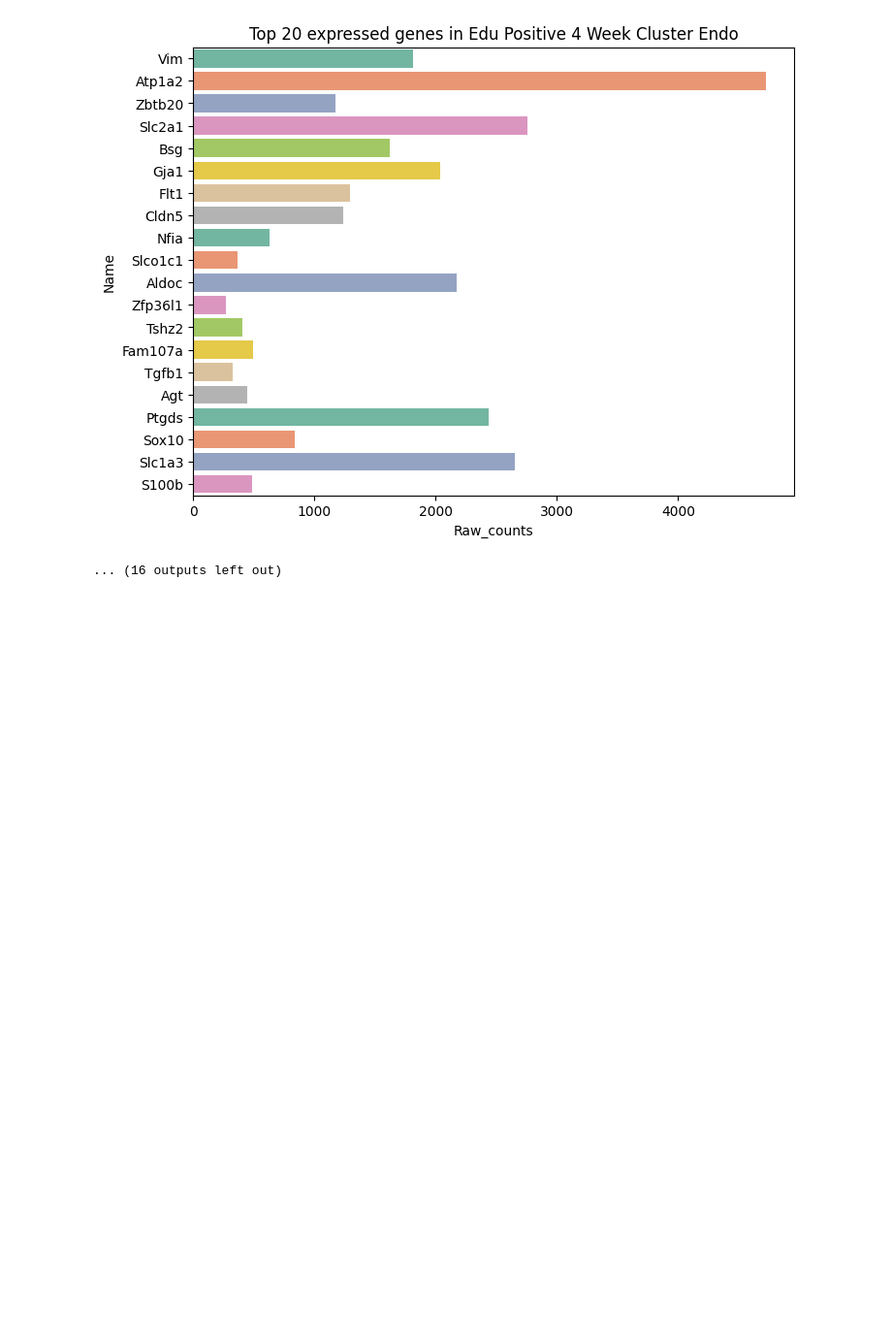
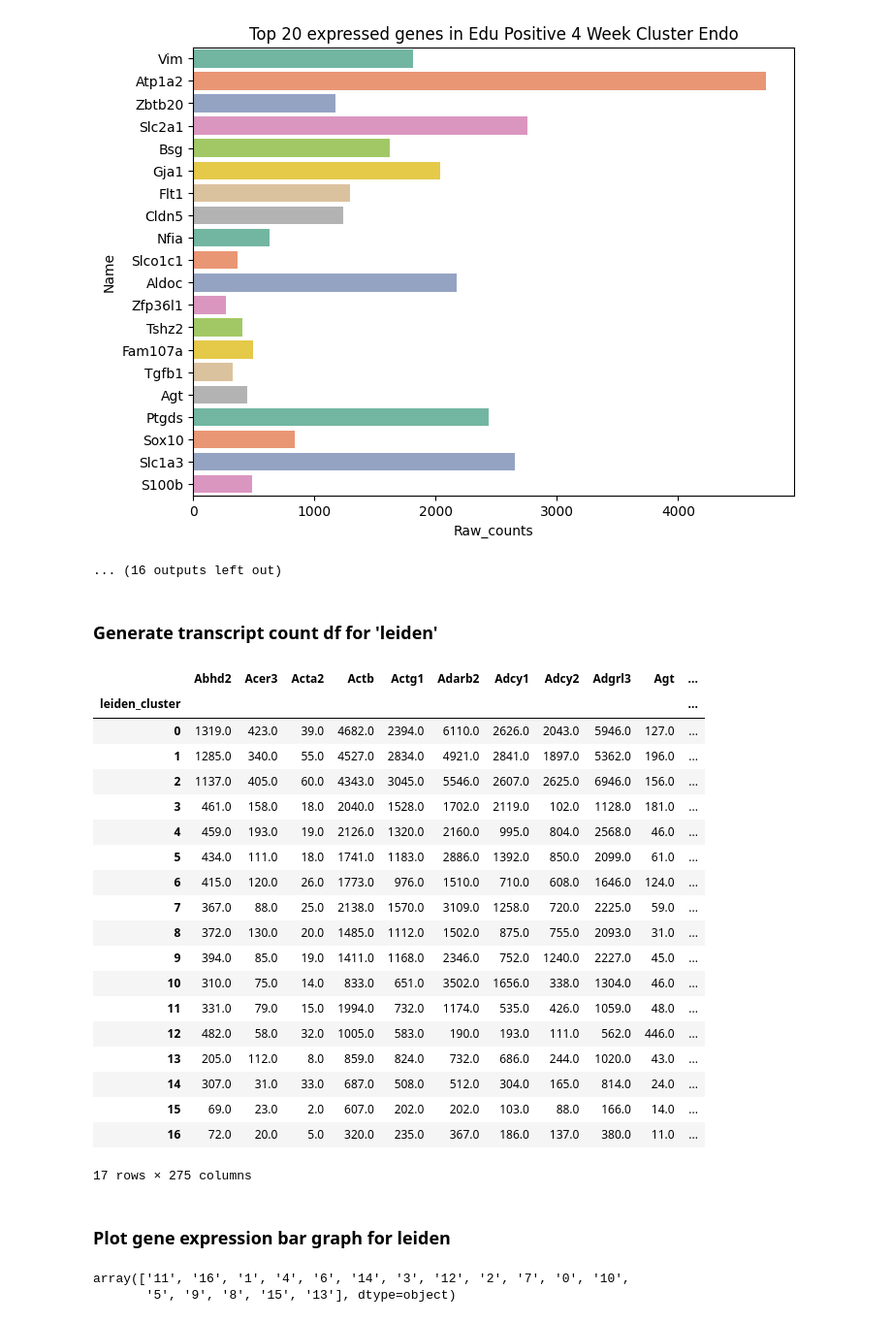
Before and after one commit to krisalejo/Edu-Pos-Analysis, a Jupyter notebook: Edu4WeekPos - Top 20 express genes.ipynb, the cells around one changed output. Shown at 97% size. Saved outputs shown, nothing was run; the diff lists cells and outputs as text; code cells hidden in the pictures; blank space fills up the shorter version.

```diff
--- a/Edu4WeekPos - Top 20 express genes.ipynb
+++ b/Edu4WeekPos - Top 20 express genes.ipynb
@@ -200,3 +200,47 @@ The palette list has fewer values (8) than needed (20) and will cycle, which may
   sns.barplot(graph_df, x = 'Raw_counts', y = 'Name', orient = 'y', palette = color_palette)
 [figure]
 ... (16 outputs left out)
+# %% [markdown]
+### Generate transcript count df for 'leiden'
+# %%
+leiden_clusters = edu_pos_scdata.obs['leiden']
+leiden_list = list(leiden_clusters.index)
+# %%
+raw_count_df_leiden = pd.DataFrame(raw_counts)
+raw_count_df_leiden.columns = raw_count_df_column_name
+raw_count_df_leiden = raw_count_df_leiden.T
+raw_count_df_leiden.columns = leiden_list
+raw_count_df_leiden = raw_count_df_leiden.T
+raw_count_df_leiden = raw_count_df_leiden.assign(leiden_cluster = leiden_clusters)
+raw_count_df_leiden = raw_count_df_leiden.groupby('leiden_cluster').sum()
+#raw_count_df_leiden.to_csv('xenium_raw_count_leiden.csv',index=True, mode='w')
+raw_count_df_leiden
+# %% [output]
+|  | Abhd2 | Acer3 | Acta2 | Actb | Actg1 | Adarb2 | Adcy1 | Adcy2 | Adgrl3 | Agt | ... |
+| leiden_cluster |  |  |  |  |  |  |  |  |  |  | ... |
+| 0 | 1319.0 | 423.0 | 39.0 | 4682.0 | 2394.0 | 6110.0 | 2626.0 | 2043.0 | 5946.0 | 127.0 | ... |
+| 1 | 1285.0 | 340.0 | 55.0 | 4527.0 | 2834.0 | 4921.0 | 2841.0 | 1897.0 | 5362.0 | 196.0 | ... |
+| 2 | 1137.0 | 405.0 | 60.0 | 4343.0 | 3045.0 | 5546.0 | 2607.0 | 2625.0 | 6946.0 | 156.0 | ... |
+| 3 | 461.0 | 158.0 | 18.0 | 2040.0 | 1528.0 | 1702.0 | 2119.0 | 102.0 | 1128.0 | 181.0 | ... |
+| 4 | 459.0 | 193.0 | 19.0 | 2126.0 | 1320.0 | 2160.0 | 995.0 | 804.0 | 2568.0 | 46.0 | ... |
+| 5 | 434.0 | 111.0 | 18.0 | 1741.0 | 1183.0 | 2886.0 | 1392.0 | 850.0 | 2099.0 | 61.0 | ... |
+| 6 | 415.0 | 120.0 | 26.0 | 1773.0 | 976.0 | 1510.0 | 710.0 | 608.0 | 1646.0 | 124.0 | ... |
+| 7 | 367.0 | 88.0 | 25.0 | 2138.0 | 1570.0 | 3109.0 | 1258.0 | 720.0 | 2225.0 | 59.0 | ... |
+| 8 | 372.0 | 130.0 | 20.0 | 1485.0 | 1112.0 | 1502.0 | 875.0 | 755.0 | 2093.0 | 31.0 | ... |
+| 9 | 394.0 | 85.0 | 19.0 | 1411.0 | 1168.0 | 2346.0 | 752.0 | 1240.0 | 2227.0 | 45.0 | ... |
+| 10 | 310.0 | 75.0 | 14.0 | 833.0 | 651.0 | 3502.0 | 1656.0 | 338.0 | 1304.0 | 46.0 | ... |
+| 11 | 331.0 | 79.0 | 15.0 | 1994.0 | 732.0 | 1174.0 | 535.0 | 426.0 | 1059.0 | 48.0 | ... |
+| 12 | 482.0 | 58.0 | 32.0 | 1005.0 | 583.0 | 190.0 | 193.0 | 111.0 | 562.0 | 446.0 | ... |
+| 13 | 205.0 | 112.0 | 8.0 | 859.0 | 824.0 | 732.0 | 686.0 | 244.0 | 1020.0 | 43.0 | ... |
+| 14 | 307.0 | 31.0 | 33.0 | 687.0 | 508.0 | 512.0 | 304.0 | 165.0 | 814.0 | 24.0 | ... |
+| 15 | 69.0 | 23.0 | 2.0 | 607.0 | 202.0 | 202.0 | 103.0 | 88.0 | 166.0 | 14.0 | ... |
+| 16 | 72.0 | 20.0 | 5.0 | 320.0 | 235.0 | 367.0 | 186.0 | 137.0 | 380.0 | 11.0 | ... |
+17 rows × 275 columns
+# %% [markdown]
+### Plot gene expression bar graph for leiden
+# %%
+leiden_array = np.array(edu_pos_scdata.obs['leiden'].unique())
+leiden_array
+# %% [output]
+array(['11', '16', '1', '4', '6', '14', '3', '12', '2', '7', '0', '10',
+       '5', '9', '8', '15', '13'], dtype=object)
```
Also changed, not shown: parts of 6 cells of this notebook.
